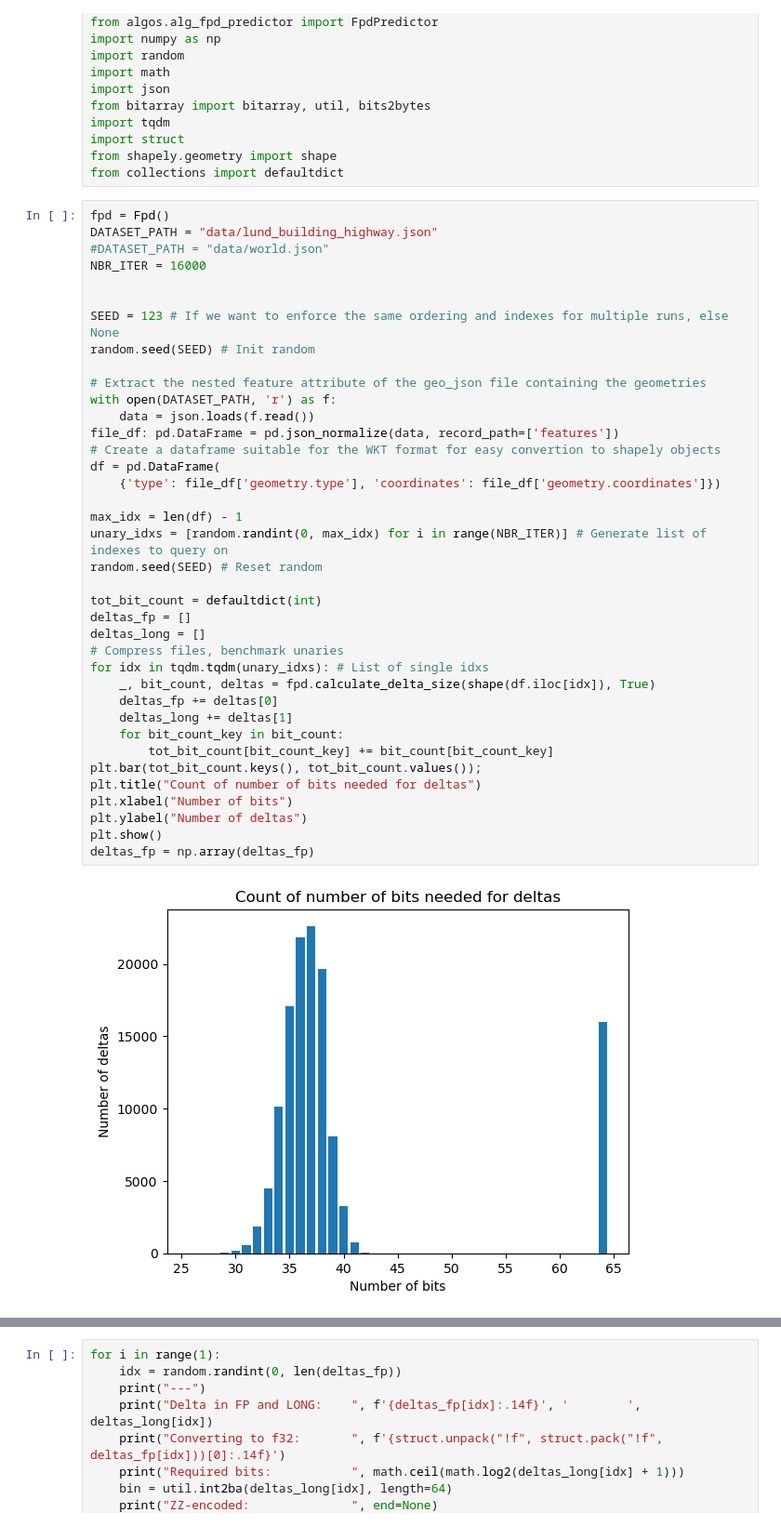
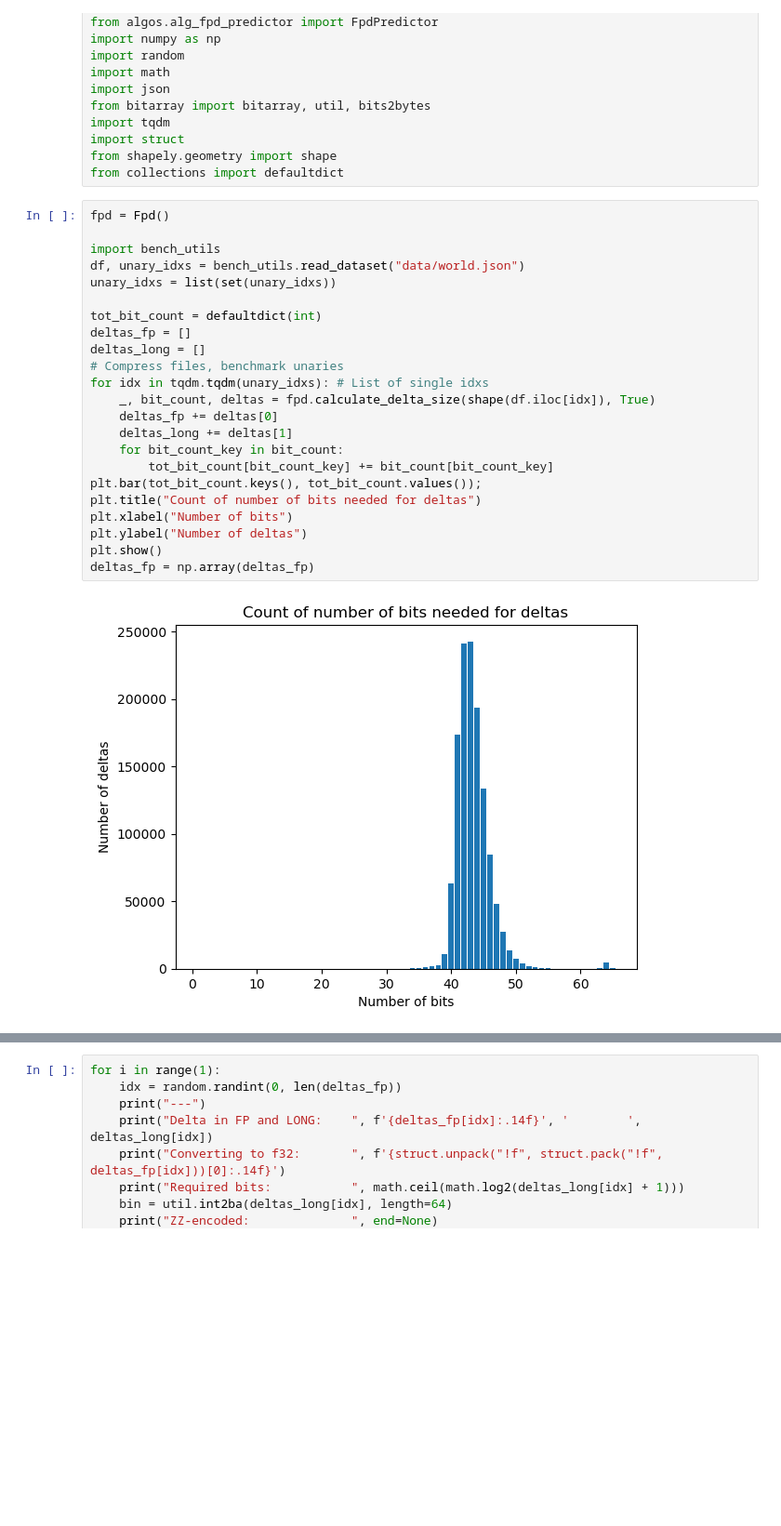
Before and after one commit to SimonErlandsson/Operable-Maps-Compression, a Jupyter notebook: Fpd_Analysis.ipynb, the cells around one changed output, grey strips where cells are left out. Shown at 93% size. Cells and saved outputs as stored; diff of their text form; blank space fills up the shorter version.

Commit message:
Some more delta analysis and files to export deltas in order to create prediction function. Also minor ML tests

```diff
--- a/Fpd_Analysis.ipynb
+++ b/Fpd_Analysis.ipynb
@@ -21,44 +21,29 @@ from shapely.geometry import shape
 from collections import defaultdict
 # %%
 fpd = Fpd()
-DATASET_PATH = "data/lund_building_highway.json"
-#DATASET_PATH = "data/world.json"
-NBR_ITER = 16000
 
-
-SEED = 123 # If we want to enforce the same ordering and indexes for multiple runs, else None
-random.seed(SEED) # Init random
-
-# Extract the nested feature attribute of the geo_json file containing the geometries
-with open(DATASET_PATH, 'r') as f:
-    data = json.loads(f.read())
-file_df: pd.DataFrame = pd.json_normalize(data, record_path=['features'])
-# Create a dataframe suitable for the WKT format for easy convertion to shapely objects
-df = pd.DataFrame(
-    {'type': file_df['geometry.type'], 'coordinates': file_df['geometry.coordinates']})
-
-max_idx = len(df) - 1
-unary_idxs = [random.randint(0, max_idx) for i in range(NBR_ITER)] # Generate list of indexes to query on
-random.seed(SEED) # Reset random
+import bench_utils
+df, unary_idxs = bench_utils.read_dataset("data/world.json")
+unary_idxs = list(set(unary_idxs))
 
 tot_bit_count = defaultdict(int)
 deltas_fp = []
 deltas_long = []
 # Compress files, benchmark unaries
 for idx in tqdm.tqdm(unary_idxs): # List of single idxs
     _, bit_count, deltas = fpd.calculate_delta_size(shape(df.iloc[idx]), True)
     deltas_fp += deltas[0]
     deltas_long += deltas[1]
     for bit_count_key in bit_count:
         tot_bit_count[bit_count_key] += bit_count[bit_count_key]
 plt.bar(tot_bit_count.keys(), tot_bit_count.values());
 plt.title("Count of number of bits needed for deltas")
 plt.xlabel("Number of bits")
 plt.ylabel("Number of deltas")
 plt.show()
 deltas_fp = np.array(deltas_fp)
 # %% [output]
-[figure, old version]
+[figure, new version]
 # %%
 def is_outlier(points, thresh=3.5):
     """
```
Also changed, not shown: parts of 1 cell of this notebook, 5 other files.
